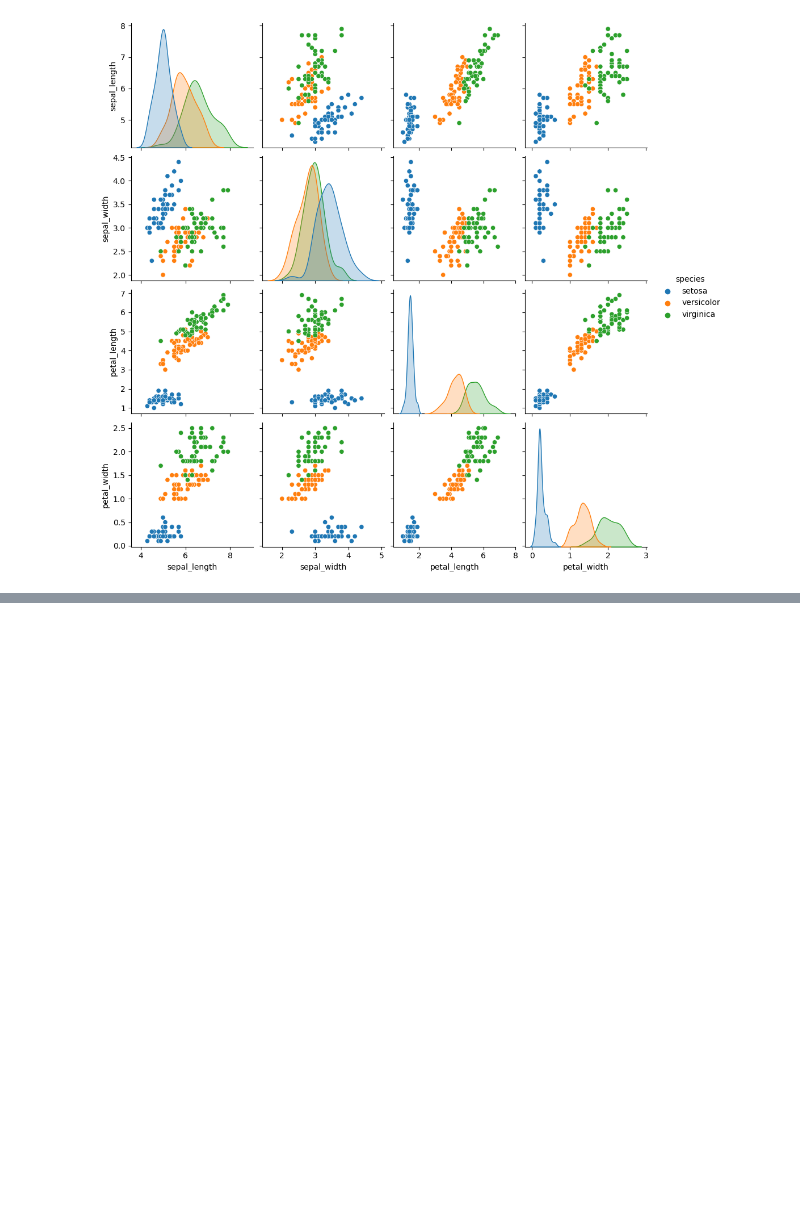
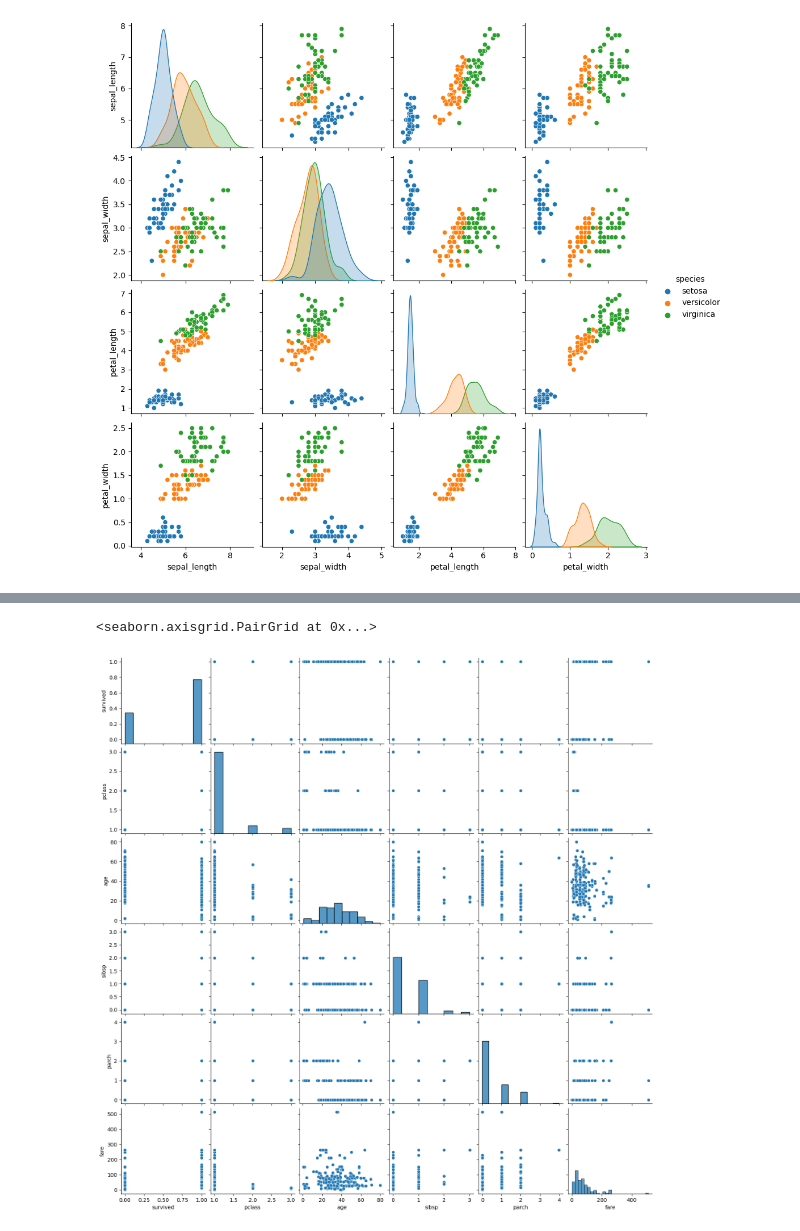
Before and after one commit to 6mtx9/python, a Jupyter notebook: Apprentissage/seaborn.ipynb, the cells around one changed output, grey strips where cells are left out. Cells and saved outputs as stored; diff of their text form; code cells hidden in the pictures; blank space fills up the shorter version.

```diff
--- a/Apprentissage/seaborn.ipynb
+++ b/Apprentissage/seaborn.ipynb
@@ -25,3 +25,6 @@ sns.pairplot(iris,hue='species')
 # %% [output]
 <seaborn.axisgrid.PairGrid at 0x...>
 [figure]
+# %%
+titanic = sns.load_dataset('titanic')
+titanic.head()
@@ -27,0 +38,4 @@ sns.pairplot(iris,hue='species')
+# %%
+titanic.drop(['alone','alive','who','adult_male','embark_town','class'],axis=1,inplace=True)
+titanic.dropna(axis=0,inplace=True)
+titanic.head()
@@ -27,0 +49,5 @@ sns.pairplot(iris,hue='species')
+# %%
+sns.pairplot(titanic)
+# %% [output]
+<seaborn.axisgrid.PairGrid at 0x...>
+[figure, added]
```
Also changed, not shown: parts of 10 cells of this notebook, 1 other file.
